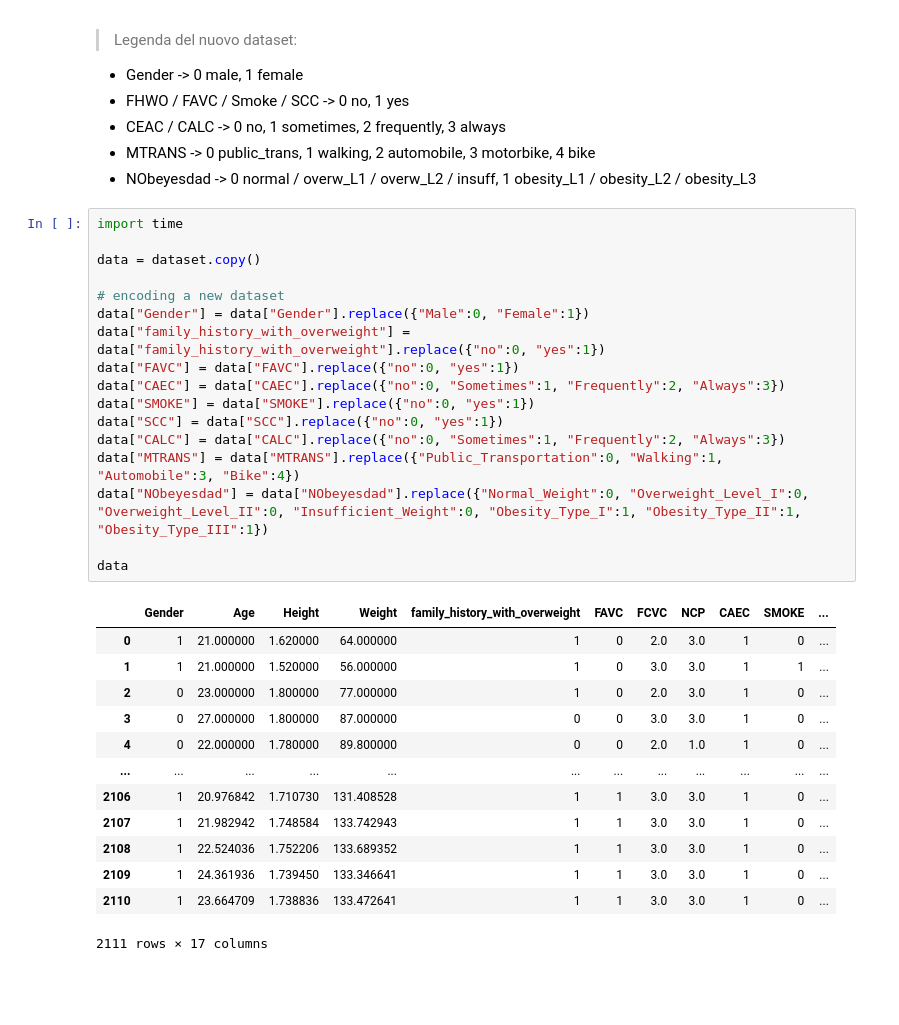
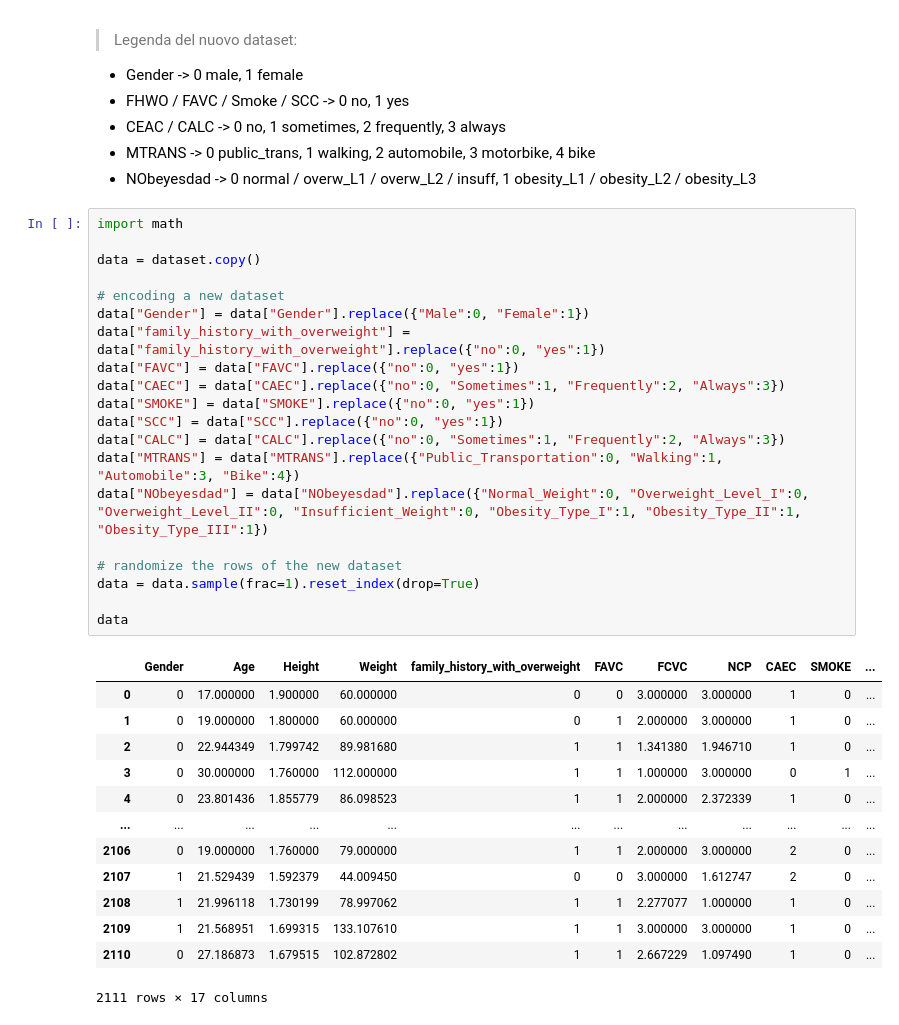
Before and after one commit to theunick/Homework-IA, a Jupyter notebook: Homework_di_Nicolas_Leone_Fondamenti_di_IA_AA_2023_24.ipynb, the cells around one changed output. Saved outputs shown, nothing was run; the diff lists cells and outputs as text; blank space fills up the shorter version.

```diff
--- a/Homework_di_Nicolas_Leone_Fondamenti_di_IA_AA_2023_24.ipynb
+++ b/Homework_di_Nicolas_Leone_Fondamenti_di_IA_AA_2023_24.ipynb
@@ -137,33 +137,36 @@ Please ensure that your submission is complete and adheres to all the specified
 * MTRANS -> 0 public_trans, 1 walking, 2 automobile, 3 motorbike, 4 bike
 * NObeyesdad -> 0 normal / overw_L1 / overw_L2 / insuff, 1 obesity_L1 / obesity_L2 / obesity_L3
 # %%
-import time
+import math
 
 data = dataset.copy()
 
 # encoding a new dataset
 data["Gender"] = data["Gender"].replace({"Male":0, "Female":1})
 data["family_history_with_overweight"] = data["family_history_with_overweight"].replace({"no":0, "yes":1})
 data["FAVC"] = data["FAVC"].replace({"no":0, "yes":1})
 data["CAEC"] = data["CAEC"].replace({"no":0, "Sometimes":1, "Frequently":2, "Always":3})
 data["SMOKE"] = data["SMOKE"].replace({"no":0, "yes":1})
 data["SCC"] = data["SCC"].replace({"no":0, "yes":1})
 data["CALC"] = data["CALC"].replace({"no":0, "Sometimes":1, "Frequently":2, "Always":3})
 data["MTRANS"] = data["MTRANS"].replace({"Public_Transportation":0, "Walking":1, "Automobile":3, "Bike":4})
 data["NObeyesdad"] = data["NObeyesdad"].replace({"Normal_Weight":0, "Overweight_Level_I":0, "Overweight_Level_II":0, "Insufficient_Weight":0, "Obesity_Type_I":1, "Obesity_Type_II":1, "Obesity_Type_III":1})
 
+# randomize the rows of the new dataset
+data = data.sample(frac=1).reset_index(drop=True)
+
 data
 # %% [output]
 |  | Gender | Age | Height | Weight | family_history_with_overweight | FAVC | FCVC | NCP | CAEC | SMOKE | ... |
-| 0 | 1 | 21.000000 | 1.620000 | 64.000000 | 1 | 0 | 2.0 | 3.0 | 1 | 0 | ... |
-| 1 | 1 | 21.000000 | 1.520000 | 56.000000 | 1 | 0 | 3.0 | 3.0 | 1 | 1 | ... |
-| 2 | 0 | 23.000000 | 1.800000 | 77.000000 | 1 | 0 | 2.0 | 3.0 | 1 | 0 | ... |
-| 3 | 0 | 27.000000 | 1.800000 | 87.000000 | 0 | 0 | 3.0 | 3.0 | 1 | 0 | ... |
-| 4 | 0 | 22.000000 | 1.780000 | 89.800000 | 0 | 0 | 2.0 | 1.0 | 1 | 0 | ... |
+| 0 | 0 | 17.000000 | 1.900000 | 60.000000 | 0 | 0 | 3.000000 | 3.000000 | 1 | 0 | ... |
+| 1 | 0 | 19.000000 | 1.800000 | 60.000000 | 0 | 1 | 2.000000 | 3.000000 | 1 | 0 | ... |
+| 2 | 0 | 22.944349 | 1.799742 | 89.981680 | 1 | 1 | 1.341380 | 1.946710 | 1 | 0 | ... |
+| 3 | 0 | 30.000000 | 1.760000 | 112.000000 | 1 | 1 | 1.000000 | 3.000000 | 0 | 1 | ... |
+| 4 | 0 | 23.801436 | 1.855779 | 86.098523 | 1 | 1 | 2.000000 | 2.372339 | 1 | 0 | ... |
 | ... | ... | ... | ... | ... | ... | ... | ... | ... | ... | ... | ... |
-| 2106 | 1 | 20.976842 | 1.710730 | 131.408528 | 1 | 1 | 3.0 | 3.0 | 1 | 0 | ... |
-| 2107 | 1 | 21.982942 | 1.748584 | 133.742943 | 1 | 1 | 3.0 | 3.0 | 1 | 0 | ... |
-| 2108 | 1 | 22.524036 | 1.752206 | 133.689352 | 1 | 1 | 3.0 | 3.0 | 1 | 0 | ... |
-| 2109 | 1 | 24.361936 | 1.739450 | 133.346641 | 1 | 1 | 3.0 | 3.0 | 1 | 0 | ... |
-| 2110 | 1 | 23.664709 | 1.738836 | 133.472641 | 1 | 1 | 3.0 | 3.0 | 1 | 0 | ... |
+| 2106 | 0 | 19.000000 | 1.760000 | 79.000000 | 1 | 1 | 2.000000 | 3.000000 | 2 | 0 | ... |
+| 2107 | 1 | 21.529439 | 1.592379 | 44.009450 | 0 | 0 | 3.000000 | 1.612747 | 2 | 0 | ... |
+| 2108 | 1 | 21.996118 | 1.730199 | 78.997062 | 1 | 1 | 2.277077 | 1.000000 | 1 | 0 | ... |
+| 2109 | 1 | 21.568951 | 1.699315 | 133.107610 | 1 | 1 | 3.000000 | 3.000000 | 1 | 0 | ... |
+| 2110 | 0 | 27.186873 | 1.679515 | 102.872802 | 1 | 1 | 2.667229 | 1.097490 | 1 | 0 | ... |
 2111 rows × 17 columns
```
